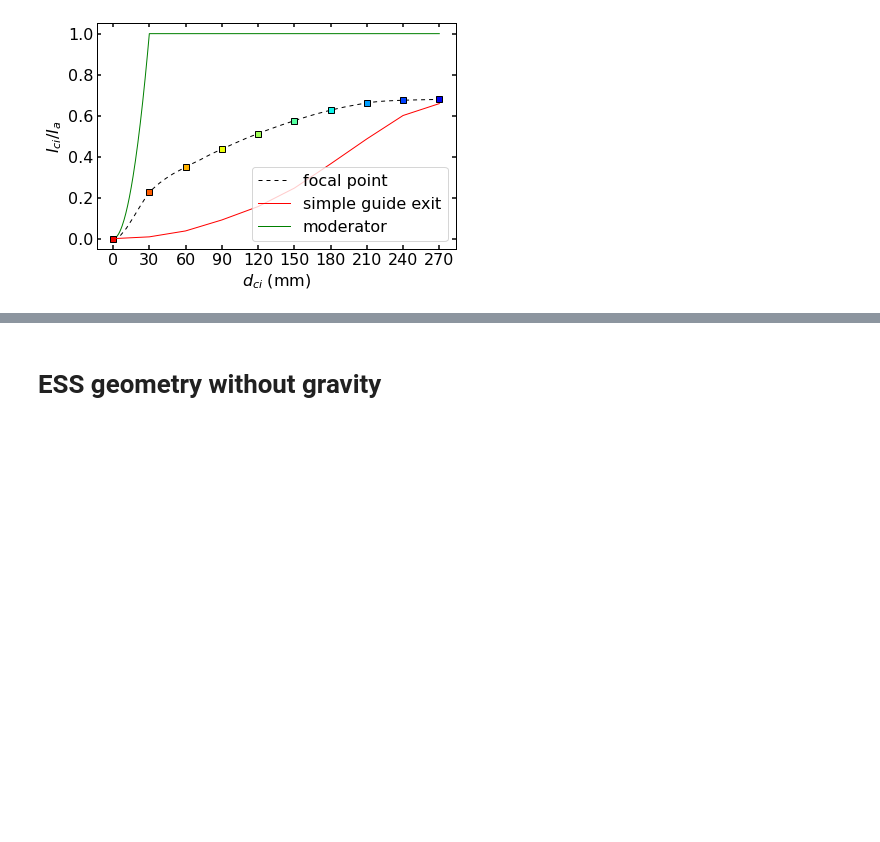
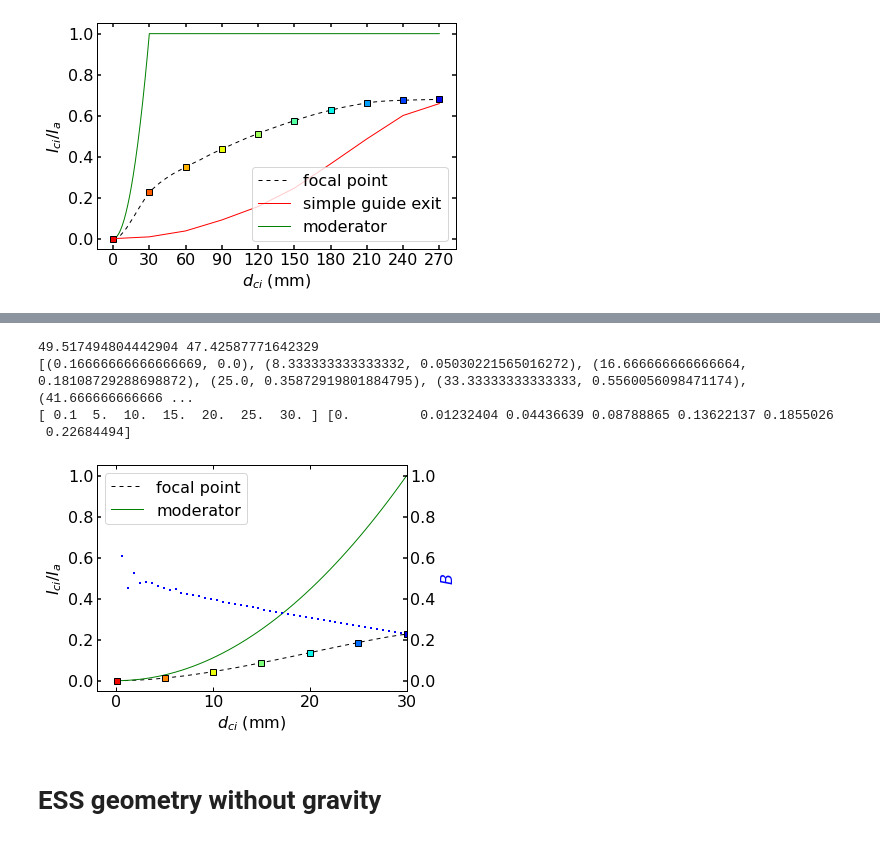
Before and after one commit to christophherb/extraction_parabolic_guide_nested_mirror_paper, a Jupyter notebook: parabolic_extraction.ipynb, the cells around one changed output, grey strips where cells are left out. Drawn from its saved outputs; the diff is of its cells as text; code cells hidden in the pictures; blank space fills up the shorter version.

```diff
--- a/parabolic_extraction.ipynb
+++ b/parabolic_extraction.ipynb
@@ -459,3 +448,64 @@ fig.savefig('figures/int_vs_rad_n.pdf', bbox_inches='tight')# test for the small
+# %%
+import matplotlib.pyplot as plt
+import image_thresholds
+plt.style.use("/home/cherb/LRZSync/Doktorarbeit/Vorlagen_Verschiedenes/stylelibs/christoph.mplstyle")
+# focusing detector
+array = image_data['f_psd_zoom.dat'][:100]
+#colors = plt.cm.jet(np.linspace(0.1, 0.9, number_circles))[::-1]
+mid_y, mid_x = image_thresholds.return_com_array(array)
+print(mid_x, mid_y)
+radint = image_thresholds.radius_vs_content(array, mid_x = mid_x, mid_y=mid_y, radii=circles/30*100)
+radint_line = image_thresholds.radius_vs_content(array, mid_x=mid_x, mid_y=mid_y, radii=np.linspace(0, np.max(circles), 50)/30*100)
+
+print(radint, radint_line)
+fig, ax = plt.subplots(1)
+x, y = zip(*radint)
+y = np.array(y)*0.245
+x = np.array(x)/100*30*2#diameter instead of radius
+x_line, y_line = zip(*radint_line)
+x_line, y_line = np.array(x_line)/100*30*2, np.array(y_line)*0.245#diameter instead of radius
+print(x, y)
+for ind, xval in enumerate(x):
+    line, = ax.plot(x[ind], y[ind], linestyle='-', markeredgewidth=1, color = colors[ind], marker='s')
+line, = ax.plot(x_line, y_line, marker=' ', linestyle='-', color='black', zorder=-5)
+line.set_dashes([4, 4])
+line.set_label('focal point')
+ax.set_xlabel(r'$d_{ci}$ (mm)')
+ax.set_ylabel(r'$I_{ci}/I_{a}$')
+#ax.set_xticks(np.linspace(0, 135*2, 135//15+1))
+
+# simple guide exit
+#X, Y = np.meshgrid(range(30), range(30))
+#int_flat = [np.sum(np.ones((30, 30))[(X-15)**2 + (Y-15)**2 <= r**2])/30**2*0.245 for r in x//2]
+#ax.plot(x, int_flat, linestyle='-', marker=' ', label='simple guide exit')
+#
+#
+#moderator
+array = image_data['source_psd.dat'][:100]
+number_circles = 10
+colors = plt.cm.jet(np.linspace(0.1, 0.9, number_circles))[::-1]
+
+#for ind, xval in enumerate(x):
+#    line, = ax.plot(x[ind], y[ind], linestyle='-', markeredgewidth=1, color = colors[ind])
+mod_b = np.array([min(1, k) for k in  np.linspace(0, 30, len(y_line))**2/30**2])
+line, = ax.plot(np.linspace(0, 30, len(y_line)), mod_b, marker=' ', linestyle='-', color='green', zorder=-5)
+line.set_label('moderator')
+#line.set_dashes([4, 4])
+ax.set_xlim(-2, 30)
+
+ax2 = ax.twinx()
+line, = ax2.plot(np.linspace(0, 30, len(y_line)), y_line/mod_b, label='$B$', marker='s', linestyle=' ', markersize=2, markeredgewidth=0, color='blue')
+ax2.set_ylim(ax.get_ylim())
+ax2.set_ylabel('$B$', color = line.get_color())
+plt.tight_layout()
+ax.legend(fontsize=16)
+fig.savefig('figures/int_vs_rad_n.pdf', bbox_inches='tight')# test for the smaller monitor
+# %% [output]
+49.517494804442904 47.42587771642329
+[(0.16666666666666669, 0.0), (8.333333333333332, 0.05030221565016272), (16.666666666666664, 0.18108729288698872), (25.0, 0.35872919801884795), (33.33333333333333, 0.5560056098471174), (41.666666666666 ...
+[ 0.1  5.  10.  15.  20.  25.  30. ] [0.         0.01232404 0.04436639 0.08788865 0.13622137 0.1855026
+ 0.22684494]
+[figure, added]
 # %% [markdown]
 # ESS geometry without gravity
 # %%
```
Also changed, not shown: parts of 7 cells of this notebook, 2 other files.
